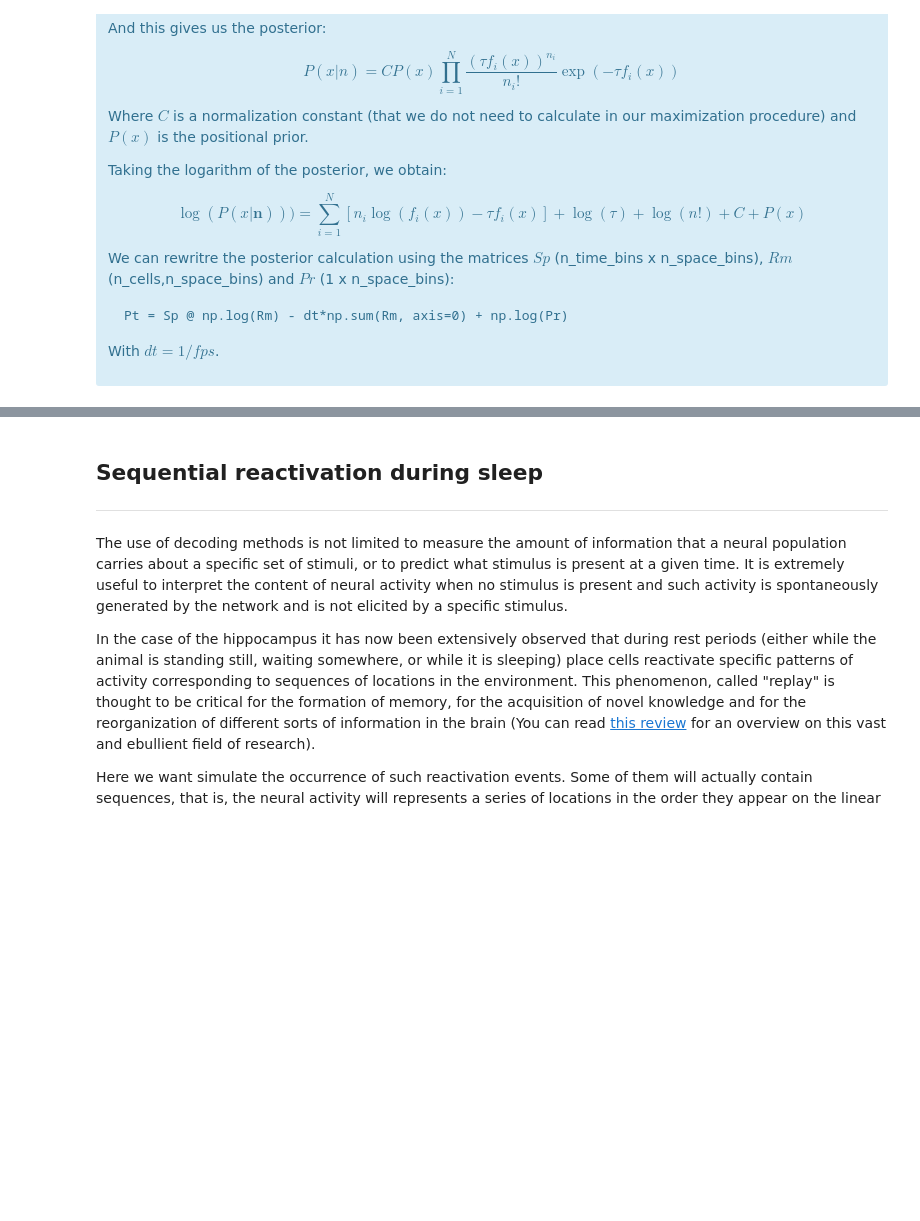
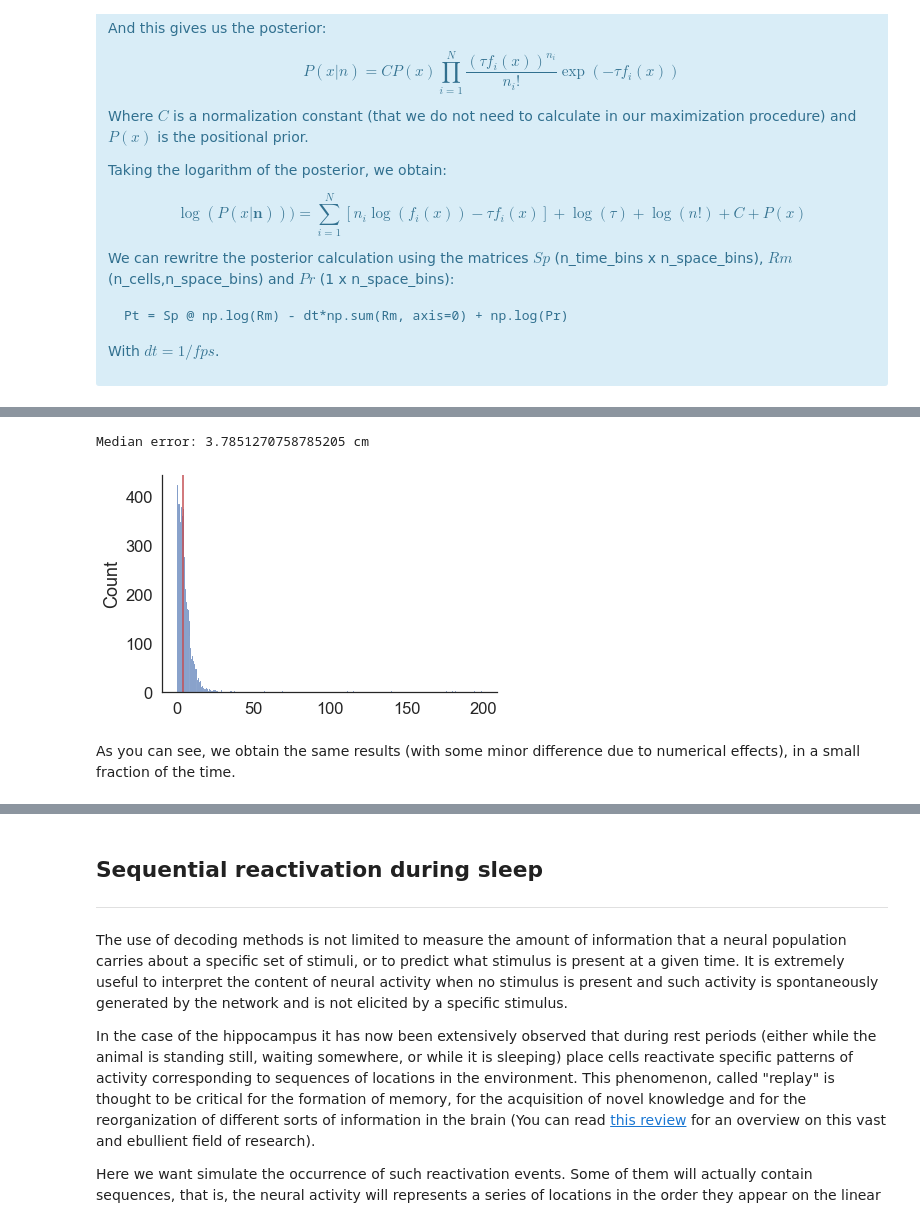
Before and after one commit to xamweil/population-methods, a Jupyter notebook: 02-bayes-decoding/bayes-decoding.ipynb, the cells around one changed output, grey strips where cells are left out. Saved outputs shown, nothing was run; the diff lists cells and outputs as text; code cells hidden in the pictures; blank space fills up the shorter version.

```diff
--- a/02-bayes-decoding/bayes-decoding.ipynb
+++ b/02-bayes-decoding/bayes-decoding.ipynb
@@ -210,0 +213,11 @@ With $dt=1/fps$.
+# %%
+# error distribution
+mse = np.sqrt((true_x-x_parallel)**2)
+sns.histplot(mse)
+plt.axvline(x = np.nanmedian(mse),c='r')
+print(f'Median error: {np.nanmedian(mse)} cm')
+# %% [output]
+Median error: 3.7851270758785205 cm
+[figure, added]
+# %% [markdown]
+As you can see, we obtain the same results (with some minor difference due to numerical effects), in a small fraction of the time.
```
Also changed, not shown: parts of 18 cells of this notebook.
